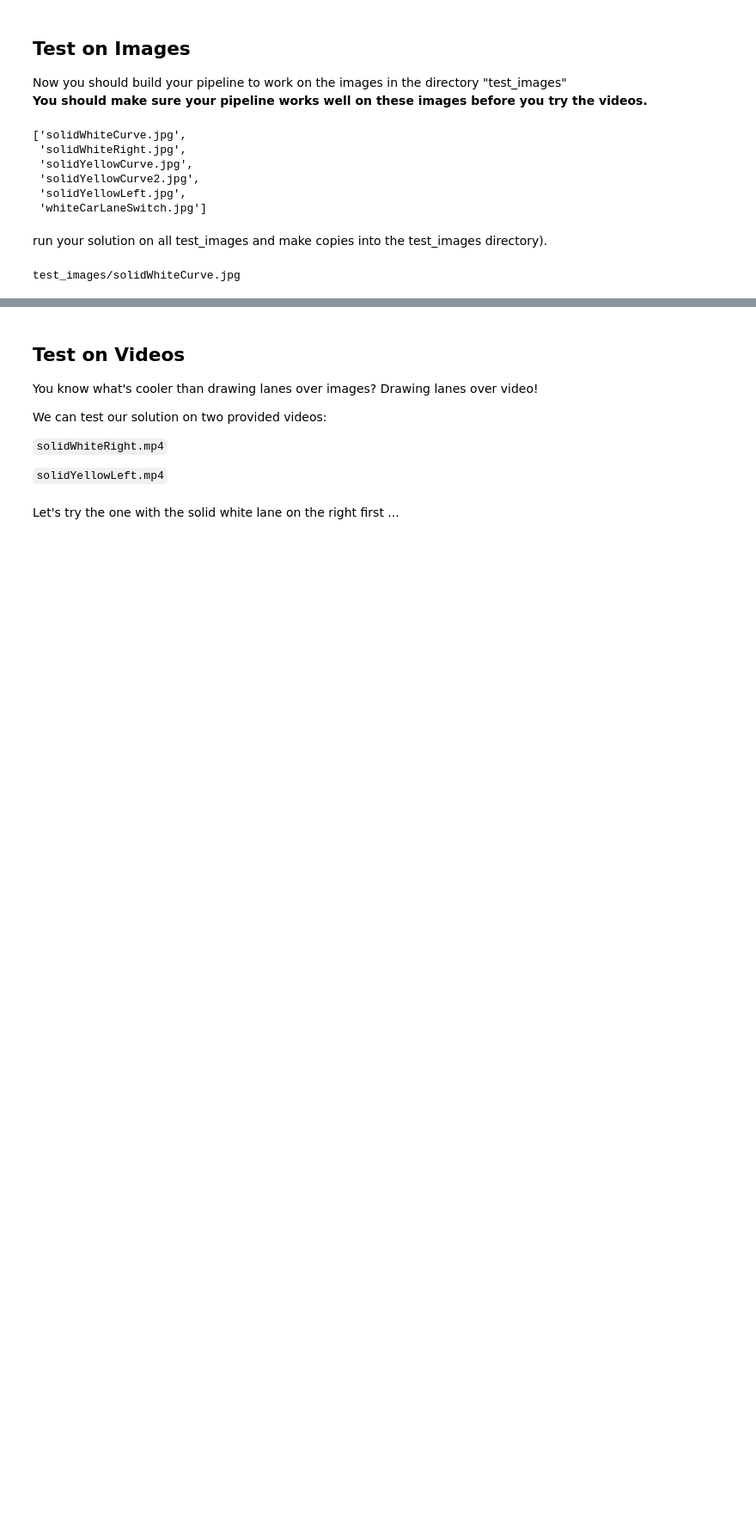
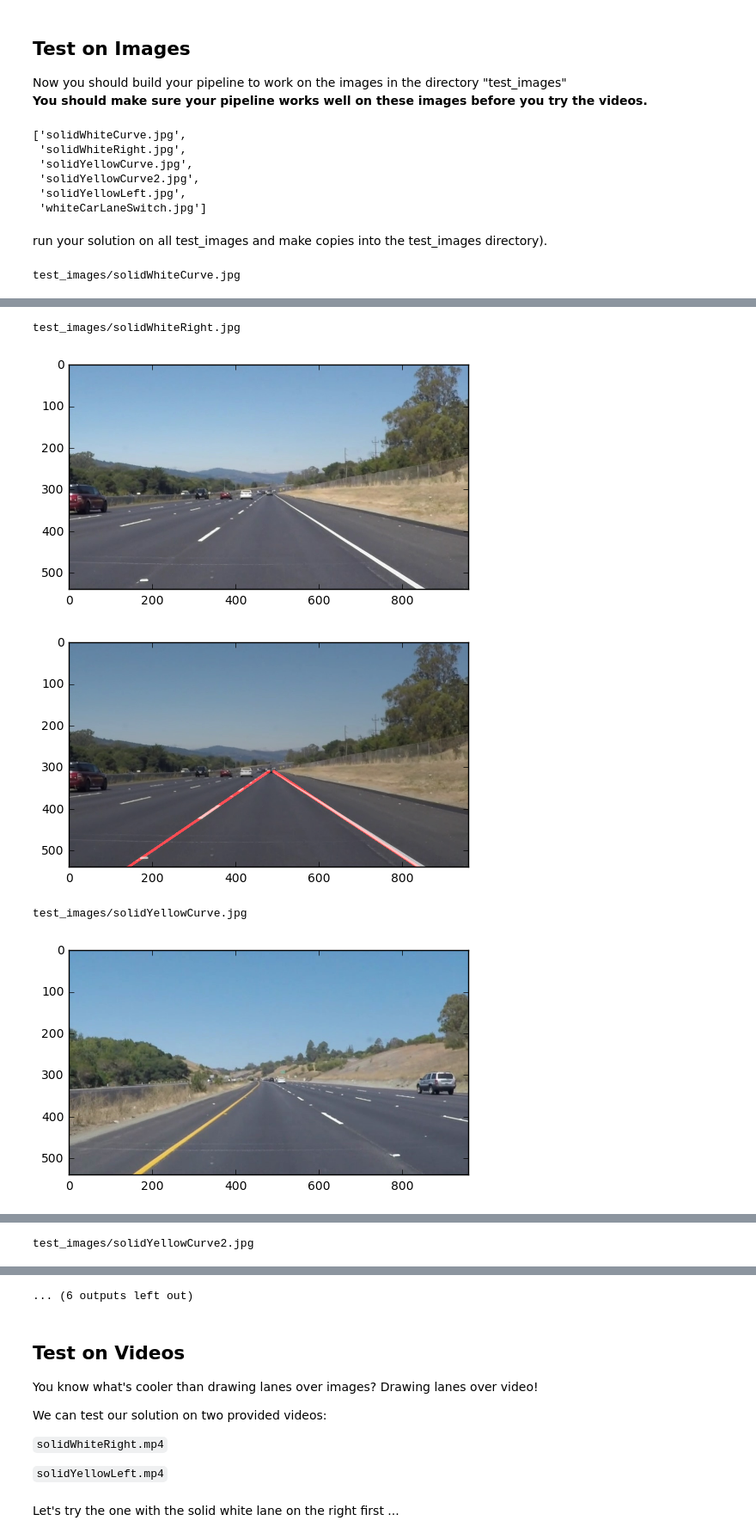
Before and after one commit to hfoffani/CarND-LaneLines-P1, a Jupyter notebook: P1.ipynb, the cells around one changed output, grey strips where cells are left out. Shown at 86% size. Drawn from its saved outputs; the diff is of its cells as text; code cells hidden in the pictures; blank space fills up the shorter version.

```diff
--- a/P1.ipynb
+++ b/P1.ipynb
@@ -133,6 +133,7 @@ def draw_lines(img, lines, color=[255, 0, 0], thickness=2):
     min_vert = min(min([ (y1,y2) for l in lines for _,y1,_,y2 in l ]))
 
     # left line
+    P1_l = P2_l = P1_r = P2_r = None
     lefts = [ ls for ls in lines_slopes if ls[4] < 0 ]
     if len( lefts ) > 0:
         x_l = np.mean(np.mean([ (ls[0],ls[2]) for ls in lefts ] ))
@@ -141,7 +142,6 @@ def draw_lines(img, lines, color=[255, 0, 0], thickness=2):
         b_l = y_l - m_l * x_l
         P1_l = ( int( (b_l - height) / (- m_l) ), height )
         P2_l = ( int( (b_l - min_vert) / (- m_l) ), min_vert )
-        cv2.line(img, P1_l, P2_l, color, thickness)
 
     # right line
     rights = [ ls for ls in lines_slopes if ls[4] > 0 ]
@@ -152,9 +152,12 @@ def draw_lines(img, lines, color=[255, 0, 0], thickness=2):
         b_r = y_r - m_r * x_r
         P1_r = ( int( (b_r - height) / (- m_r) ), height )
         P2_r = ( int( (b_r - min_vert) / (- m_r) ), min_vert )
+
+    if P1_l and P2_l:
+        cv2.line(img, P1_l, P2_l, color, thickness)
+    if P1_r and P2_r:
         cv2.line(img, P1_r, P2_r, color, thickness)
 
-    #color = [0,255,0]
     #for line in lines:
     #    for x1,y1,x2,y2 in line:
     #        cv2.line(img, (x1, y1), (x2, y2), color, thickness)
@@ -229,32 +232,38 @@ def get_vertices(img, marg_vert, marg_hori):
     P2 = (imshape[1] / 2 + marg_hori, imshape[0] / 2 + marg_vert)
     v = np.array([[(0,imshape[0]), P1, P2, (imshape[1],imshape[0])]], dtype=np.int32)
     return v
 
 def pipeline(image_original, **opts):
-    image_tmp = grayscale(image_original)
+    image_tmp = image_original
+    # image_tmp = grayscale(image_tmp)
     image_tmp = gaussian_blur(image_tmp, opts["kernel_size"])
     image_tmp = canny(image_tmp, opts["low_threshold"], opts["high_threshold"])
     vertices = get_vertices(image_tmp, opts["marg_vert"], opts["marg_hori"])
     image_tmp = region_of_interest(image_tmp, vertices)
     image_tmp = hough_lines(image_tmp, opts["rho"], opts["theta"], opts["threshold"],
                             opts["min_line_len"], opts["max_line_gap"])
     lanes = weighted_img(image_tmp, image_original)
     return lanes
 
 
 for imfile in os.listdir(directory):
     print(directory + imfile)
     image_original = mpimg.imread(directory + imfile)
     # print('This image is:', type(image), 'with dimesions:', image.shape)
     plt.imshow(image_original)  #call as plt.imshow(gray, cmap='gray') to show a grayscaled image
     plt.show()
 
     lanes = pipeline(image_original, **params)
 
     plt.imshow(lanes)
     plt.show()
-    break
+    # break
 # %% [output]
 test_images/solidWhiteCurve.jpg
 [figure]
 [figure]
+test_images/solidWhiteRight.jpg
+[figure, added]
+[figure, added]
+test_images/solidYellowCurve.jpg
+[figure, added]
@@ -260,0 +271 @@ test_images/solidWhiteCurve.jpg
+test_images/solidYellowCurve2.jpg
@@ -261,3 +274,4 @@ test_images/solidWhiteCurve.jpg
+... (6 outputs left out)
 # %% [markdown]
 ## Test on Videos
 
```
Also changed, not shown: parts of 6 cells of this notebook.
